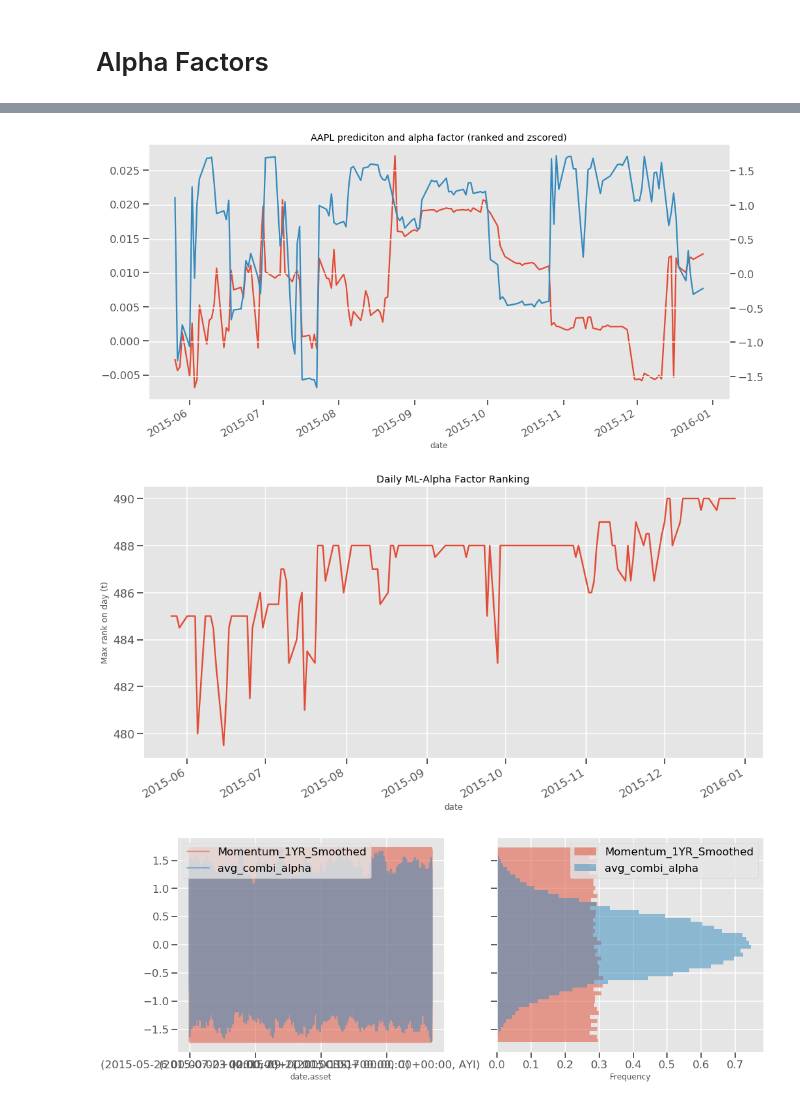
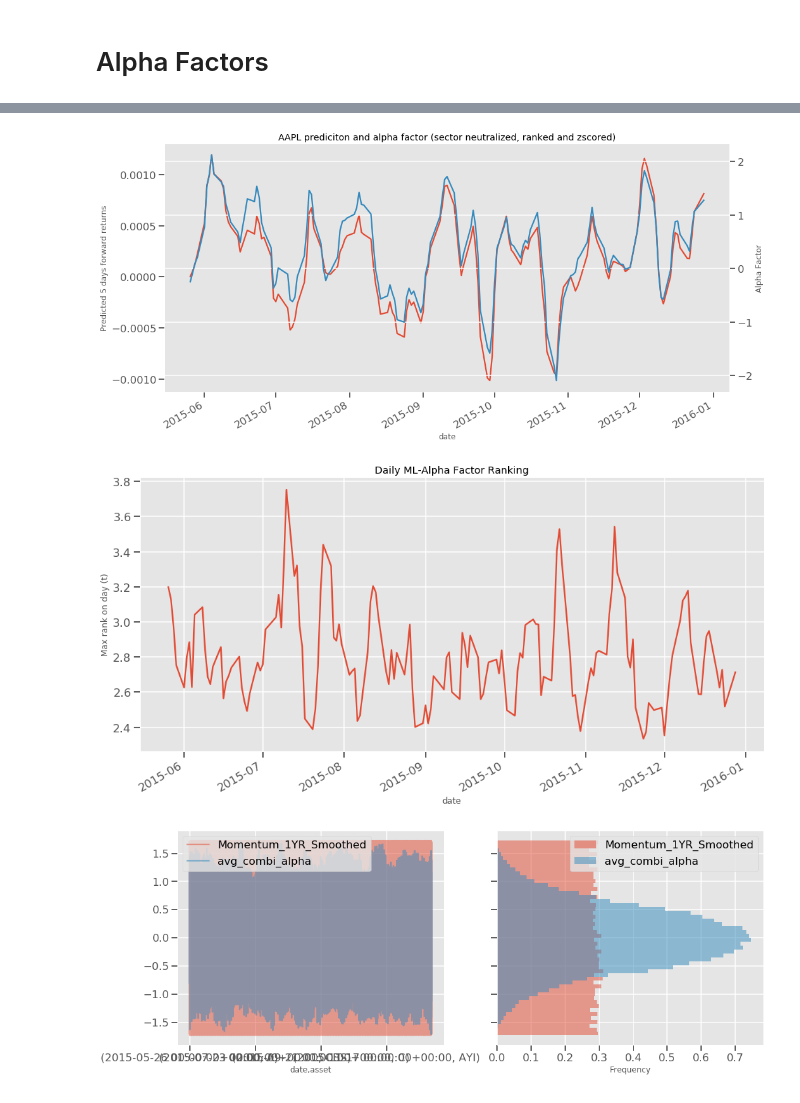
Before and after one commit to manualrg/dslab-ai-for-trading, a Jupyter notebook: notebooks/04_opt_portfolio/01_portopt_eda.ipynb, the cells around one changed output, grey strips where cells are left out. Cells and saved outputs as stored; diff of their text form; code cells hidden in the pictures.

Commit message:
portfolio opt with ml-alpha: alpha factors only

```diff
--- a/notebooks/04_opt_portfolio/01_portopt_eda.ipynb
+++ b/notebooks/04_opt_portfolio/01_portopt_eda.ipynb
@@ -17,16 +17,18 @@ print(alpha_factors)
 # %%
-alpha_fac_df.xs(level=1, key='AAPL')['p_test'].plot(label='raw prediction')
-ml_alpha_rank_zscore.xs(level=1, key='AAPL').plot(secondary_y=True, label='ml alpha')
-plt.title('AAPL prediciton and alpha factor (ranked and zscored)')
+ax1 = alpha_fac_df.xs(level=1, key='AAPL')['p_test'].plot(label='raw prediction')
+ax2 = alpha_fac_df['ml_alpha'].xs(level=1, key='AAPL').plot(secondary_y=True, label='ml alpha')
+ax1.set_ylabel('Predicted 5 days forward returns')
+ax2.set_ylabel('Alpha Factor')
+plt.title('AAPL prediciton and alpha factor (sector neutralized, ranked and zscored)')
 plt.show()
 # %% [output]
-[figure, old version]
+[figure, new version]
 # %%
-ml_alpha_rank.groupby(level=0).max().plot(title='Daily ML-Alpha Factor Ranking')
+alpha_fac_df['ml_alpha'].groupby(level=0).max().plot(title='Daily ML-Alpha Factor Ranking')
 plt.ylabel('Max rank on day (t)')
 plt.show()
 # %% [output]
-[figure, old version]
+[figure, new version]
 # %%
 fig, axs = plt.subplots(1,2, figsize=(16,6), sharey=True)
 ax1, ax2 = axs
```
Also changed, not shown: parts of 2 cells of this notebook, 2 other files.
